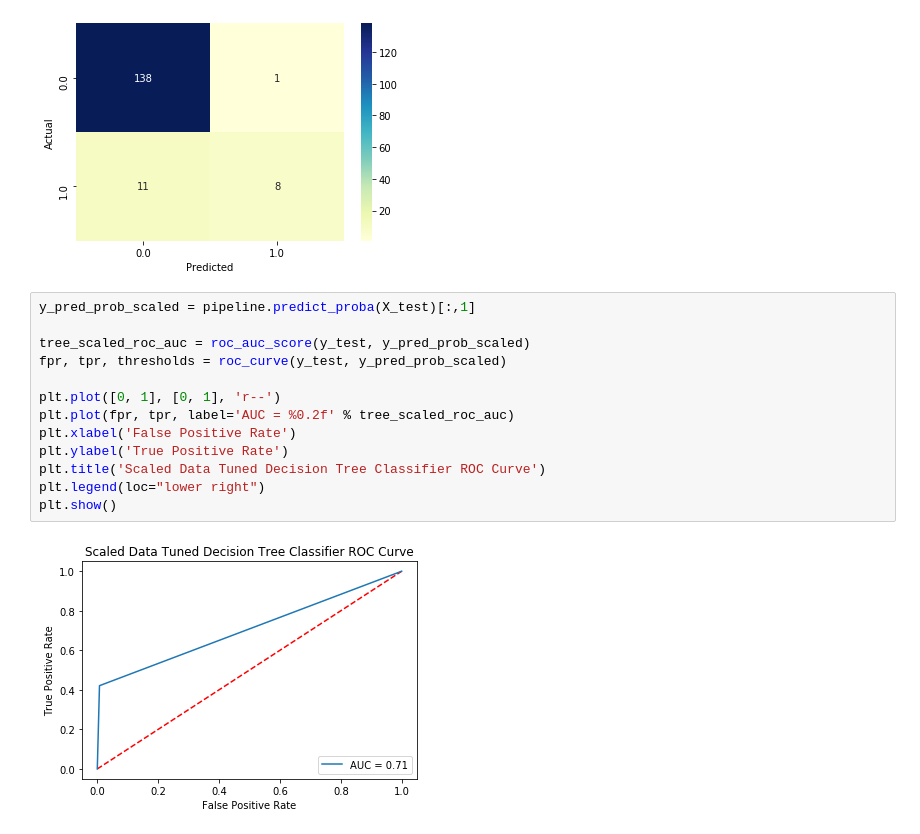
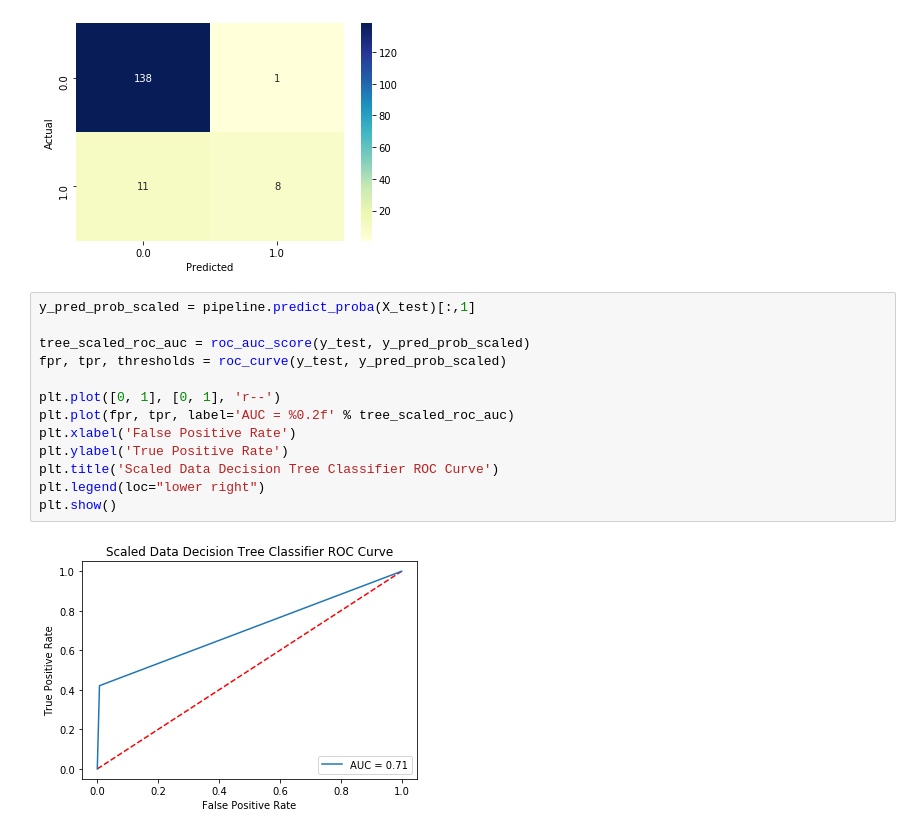
Before and after one commit to sheri-kamal/DATA71200-SP2020, a Jupyter notebook: Project 2 - Supervised Learning.ipynb, the cells around one changed output. Saved outputs shown, nothing was run; the diff lists cells and outputs as text.

```diff
--- a/Project 2 - Supervised Learning.ipynb
+++ b/Project 2 - Supervised Learning.ipynb
@@ -362,18 +362,18 @@ sns.heatmap(confusion_matrix, annot=True, fmt='d', cmap="YlGnBu")
 # %%
 y_pred_prob_scaled = pipeline.predict_proba(X_test)[:,1]
 
 tree_scaled_roc_auc = roc_auc_score(y_test, y_pred_prob_scaled)
 fpr, tpr, thresholds = roc_curve(y_test, y_pred_prob_scaled)
 
 plt.plot([0, 1], [0, 1], 'r--')
 plt.plot(fpr, tpr, label='AUC = %0.2f' % tree_scaled_roc_auc)
 plt.xlabel('False Positive Rate')
 plt.ylabel('True Positive Rate')
-plt.title('Scaled Data Tuned Decision Tree Classifier ROC Curve')
+plt.title('Scaled Data Decision Tree Classifier ROC Curve')
 plt.legend(loc="lower right")
 plt.show()
 # %% [output]
-[figure, old version]
+[figure, new version]
 # %%
 steps = [('scaler', StandardScaler()),
         ('TreeClass', DecisionTreeClassifier())]
```
Also changed, not shown: parts of 7 cells of this notebook.
